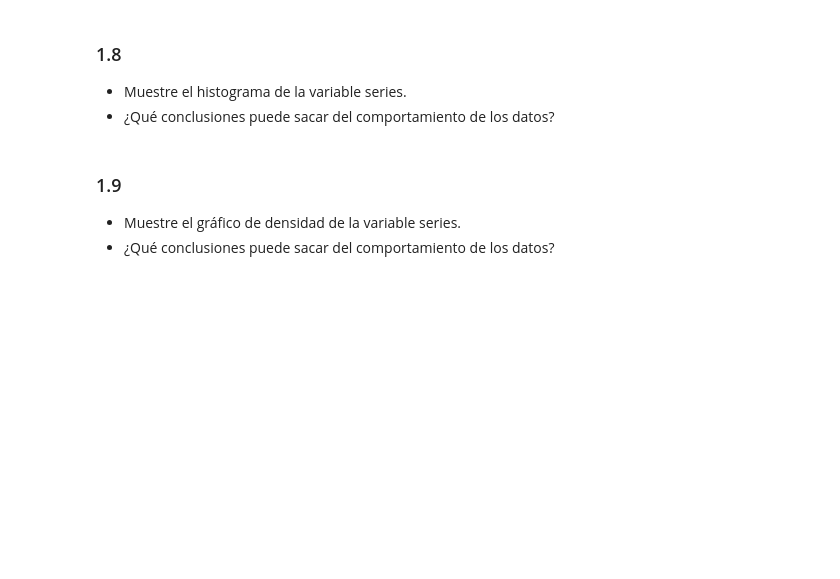
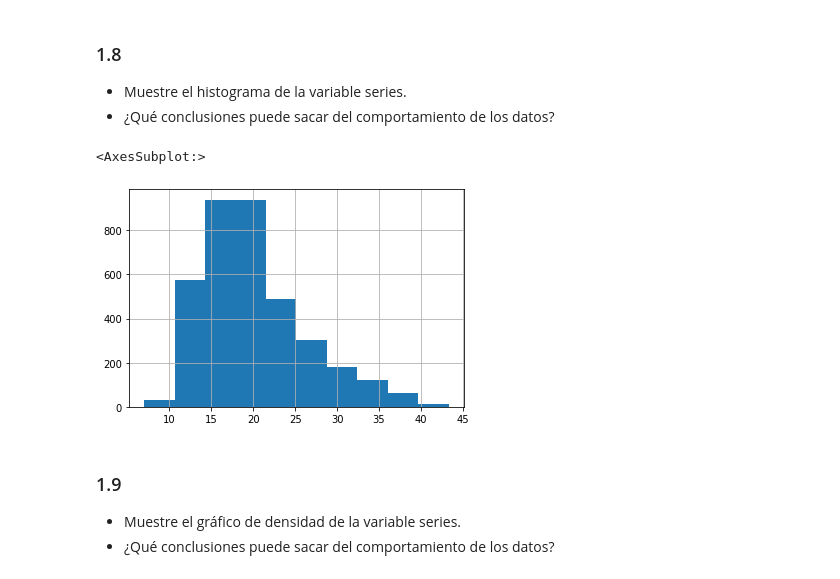
Before and after one commit to GabrielVargasR/University-Artificial-Intelligence, a Jupyter notebook: TC2 - TS, Norm, Reg/2021-2-Trabajo_Corto_02.ipynb, the cells around one changed output. Cells and saved outputs as stored; diff of their text form; code cells hidden in the pictures; blank space fills up the shorter version.

```diff
--- a/TC2 - TS, Norm, Reg/2021-2-Trabajo_Corto_02.ipynb
+++ b/TC2 - TS, Norm, Reg/2021-2-Trabajo_Corto_02.ipynb
@@ -58,6 +170,11 @@ import matplotlib.pyplot as plt
 ### 1.8
 - Muestre el histograma de la variable series.
 - ¿Qué conclusiones puede sacar del comportamiento de los datos?
+# %%
+series.hist()
+# %% [output]
+<AxesSubplot:>
+[figure, added]
 # %% [markdown]
 ### 1.9
 - Muestre el gráfico de densidad de la variable series.
```
Also changed, not shown: parts of 6 cells of this notebook.
